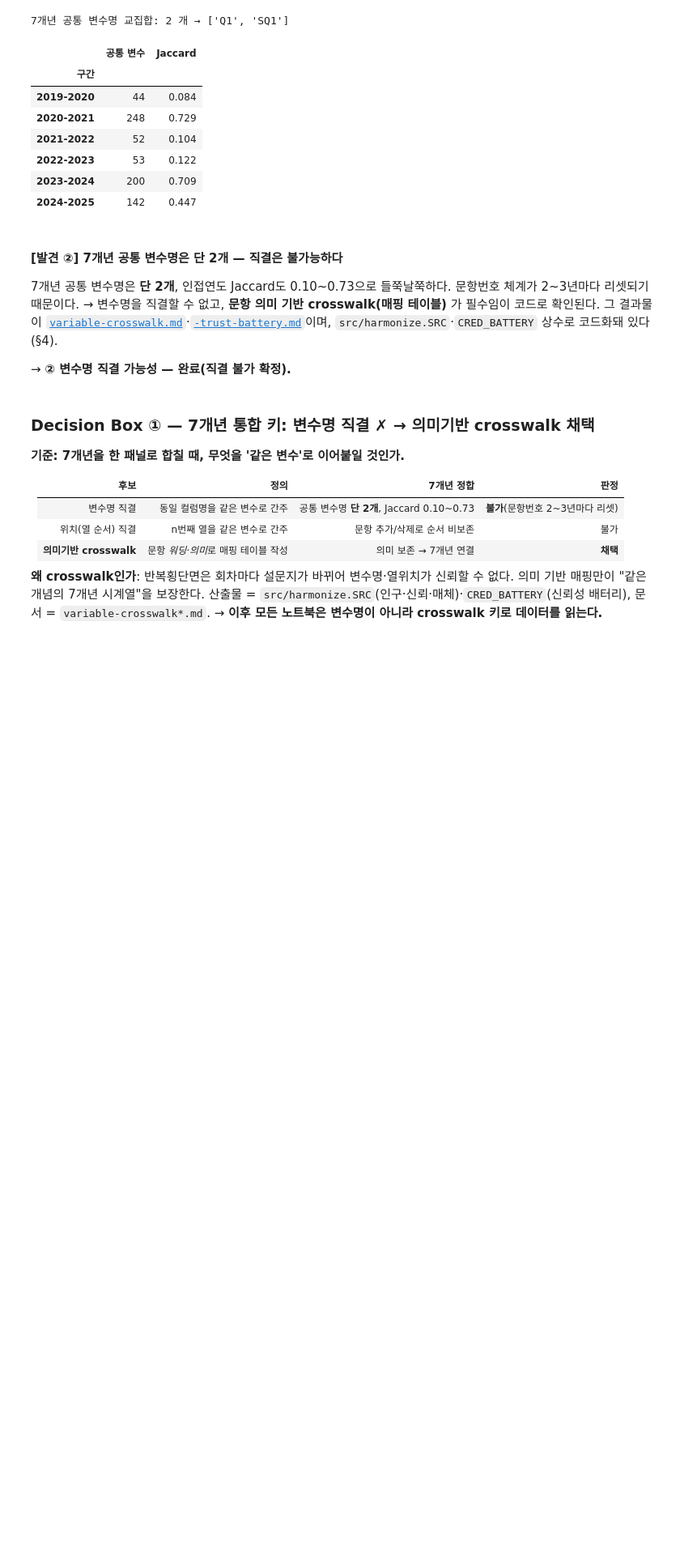
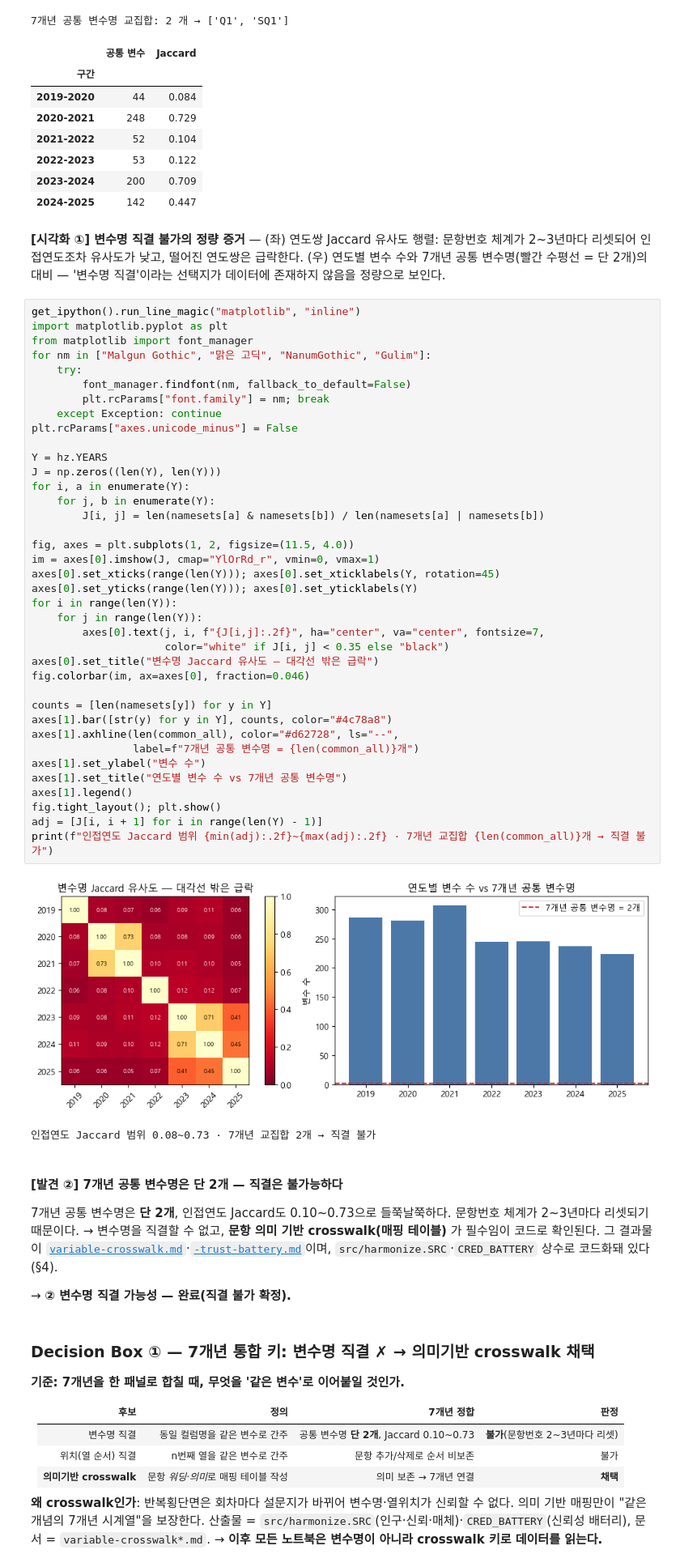
Before and after one commit to Dacon-Organization/Media-Statistics-Analysis-and-Utilization-Competition, a Jupyter notebook: notebooks/10-data-understanding.ipynb, the cells around one changed output. Shown at 81% size. Drawn from its saved outputs; the diff is of its cells as text; blank space fills up the shorter version.

```diff
--- a/notebooks/10-data-understanding.ipynb
+++ b/notebooks/10-data-understanding.ipynb
@@ -143,6 +143,49 @@ jac_tbl
 | 2022-2023 | 53 | 0.122 |
 | 2023-2024 | 200 | 0.709 |
 | 2024-2025 | 142 | 0.447 |
+# %% [markdown]
+**[시각화 ①] 변수명 직결 불가의 정량 증거** — (좌) 연도쌍 Jaccard 유사도 행렬: 문항번호 체계가 2~3년마다 리셋되어 인접연도조차 유사도가 낮고, 떨어진 연도쌍은 급락한다. (우) 연도별 변수 수와 7개년 공통 변수명(빨간 수평선 = 단 2개)의 대비 — '변수명 직결'이라는 선택지가 데이터에 존재하지 않음을 정량으로 보인다.
+# %%
+get_ipython().run_line_magic("matplotlib", "inline")
+import matplotlib.pyplot as plt
+from matplotlib import font_manager
+for nm in ["Malgun Gothic", "맑은 고딕", "NanumGothic", "Gulim"]:
+    try:
+        font_manager.findfont(nm, fallback_to_default=False)
+        plt.rcParams["font.family"] = nm; break
+    except Exception: continue
+plt.rcParams["axes.unicode_minus"] = False
+
+Y = hz.YEARS
+J = np.zeros((len(Y), len(Y)))
+for i, a in enumerate(Y):
+    for j, b in enumerate(Y):
+        J[i, j] = len(namesets[a] & namesets[b]) / len(namesets[a] | namesets[b])
+
+fig, axes = plt.subplots(1, 2, figsize=(11.5, 4.0))
+im = axes[0].imshow(J, cmap="YlOrRd_r", vmin=0, vmax=1)
+axes[0].set_xticks(range(len(Y))); axes[0].set_xticklabels(Y, rotation=45)
+axes[0].set_yticks(range(len(Y))); axes[0].set_yticklabels(Y)
+for i in range(len(Y)):
+    for j in range(len(Y)):
+        axes[0].text(j, i, f"{J[i,j]:.2f}", ha="center", va="center", fontsize=7,
+                     color="white" if J[i, j] < 0.35 else "black")
+axes[0].set_title("변수명 Jaccard 유사도 — 대각선 밖은 급락")
+fig.colorbar(im, ax=axes[0], fraction=0.046)
+
+counts = [len(namesets[y]) for y in Y]
+axes[1].bar([str(y) for y in Y], counts, color="#4c78a8")
+axes[1].axhline(len(common_all), color="#d62728", ls="--",
+                label=f"7개년 공통 변수명 = {len(common_all)}개")
+axes[1].set_ylabel("변수 수")
+axes[1].set_title("연도별 변수 수 vs 7개년 공통 변수명")
+axes[1].legend()
+fig.tight_layout(); plt.show()
+adj = [J[i, i + 1] for i in range(len(Y) - 1)]
+print(f"인접연도 Jaccard 범위 {min(adj):.2f}~{max(adj):.2f} · 7개년 교집합 {len(common_all)}개 → 직결 불가")
+# %% [output]
+[figure, added]
+인접연도 Jaccard 범위 0.08~0.73 · 7개년 교집합 2개 → 직결 불가
 # %% [markdown]
 #### **[발견 ②] 7개년 공통 변수명은 단 2개 — 직결은 불가능하다**
 
```
Also changed, not shown: parts of 5 cells of this notebook, 12 other files.
